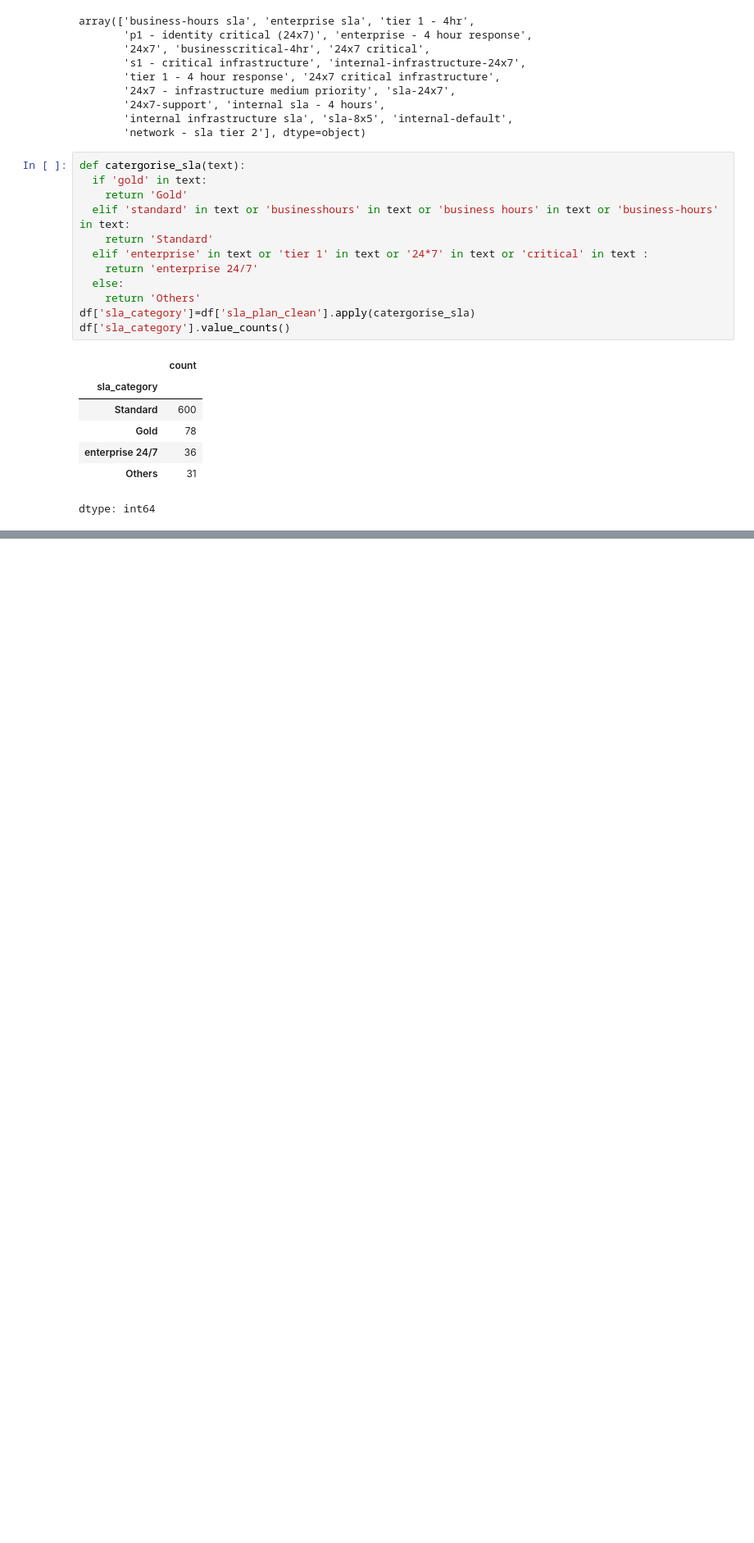
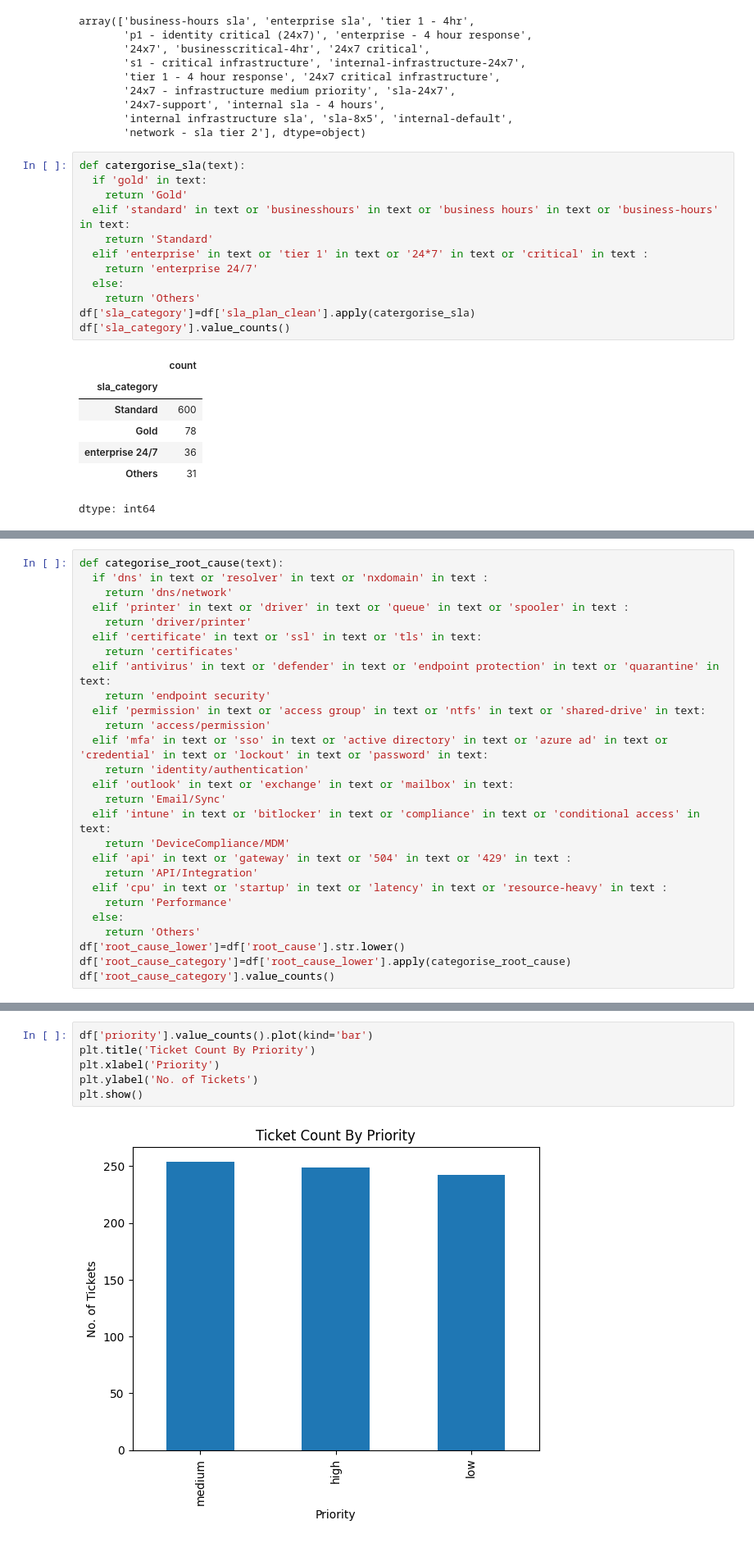
Before and after one commit to ashitasingh1230-commits/IT_support_ticket_analysis, a Jupyter notebook: 01_sla_cleaning.ipynb, the cells around one changed output, grey strips where cells are left out. Shown at 82% size. Saved outputs shown, nothing was run; the diff lists cells and outputs as text; blank space fills up the shorter version.

```diff
--- a/01_sla_cleaning.ipynb
+++ b/01_sla_cleaning.ipynb
@@ -204,0 +289,27 @@ dtype: int64
+# %%
+def categorise_root_cause(text):
+  if 'dns' in text or 'resolver' in text or 'nxdomain' in text :
+    return 'dns/network'
+  elif 'printer' in text or 'driver' in text or 'queue' in text or 'spooler' in text :
+    return 'driver/printer'
+  elif 'certificate' in text or 'ssl' in text or 'tls' in text:
+    return 'certificates'
+  elif 'antivirus' in text or 'defender' in text or 'endpoint protection' in text or 'quarantine' in text:
+    return 'endpoint security'
+  elif 'permission' in text or 'access group' in text or 'ntfs' in text or 'shared-drive' in text:
+    return 'access/permission'
+  elif 'mfa' in text or 'sso' in text or 'active directory' in text or 'azure ad' in text or 'credential' in text or 'lockout' in text or 'password' in text:
+    return 'identity/authentication'
+  elif 'outlook' in text or 'exchange' in text or 'mailbox' in text:
+    return 'Email/Sync'
+  elif 'intune' in text or 'bitlocker' in text or 'compliance' in text or 'conditional access' in text:
+    return 'DeviceCompliance/MDM'
+  elif 'api' in text or 'gateway' in text or '504' in text or '429' in text :
+    return 'API/Integration'
+  elif 'cpu' in text or 'startup' in text or 'latency' in text or 'resource-heavy' in text :
+    return 'Performance'
+  else:
+    return 'Others'
+df['root_cause_lower']=df['root_cause'].str.lower()
+df['root_cause_category']=df['root_cause_lower'].apply(categorise_root_cause)
+df['root_cause_category'].value_counts()
@@ -204,0 +355,8 @@ dtype: int64
+# %%
+df['priority'].value_counts().plot(kind='bar')
+plt.title('Ticket Count By Priority')
+plt.xlabel('Priority')
+plt.ylabel('No. of Tickets')
+plt.show()
+# %% [output]
+[figure, added]
```
Also changed, not shown: parts of 23 cells of this notebook.
